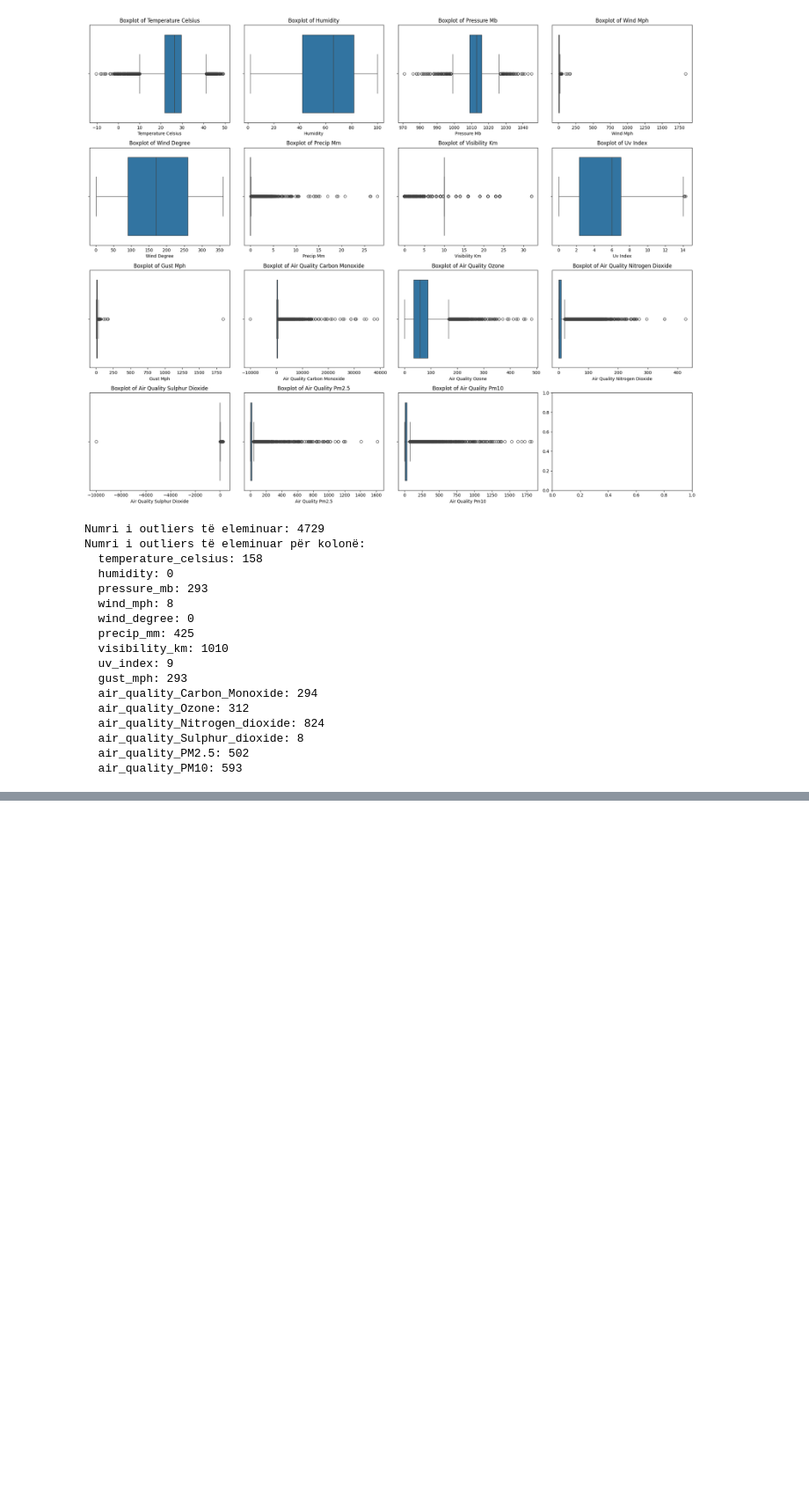
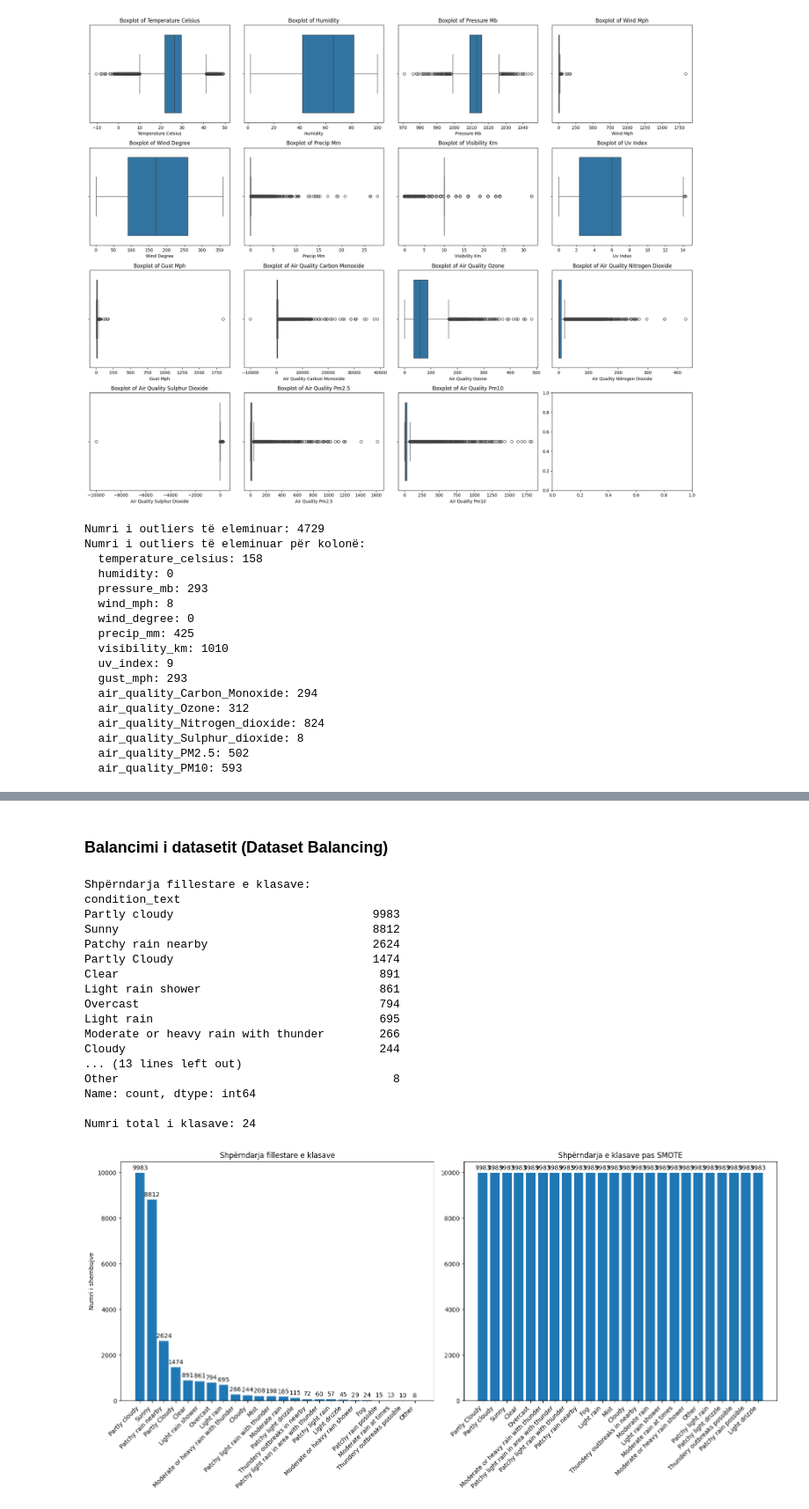
Before and after one commit to arbnorpuka/ml-project-msc, a Jupyter notebook: main.ipynb, the cells around one changed output, grey strips where cells are left out. Shown at 88% size. Drawn from its saved outputs; the diff is of its cells as text; code cells hidden in the pictures; blank space fills up the shorter version.

```diff
--- a/main.ipynb
+++ b/main.ipynb
@@ -396,0 +550,75 @@ df_cleaned.to_csv("moti-global-cleaned.csv", index=False)
+# %% [markdown]
+<style>
+    h3 {
+        font-family: 'Times New Roman', Times, serif;
+    }
+
+    p {
+        font-family: 'Times New Roman', Times, serif;
+        font-size: 20px;
+    }
+</style>
+<h3><b>Balancimi i datasetit (Dataset Balancing)</b></h3>
+# %%
+# Llogarisim shpërndarjen fillestare të klasave dhe atë pas SMOTE
+print("Shpërndarja fillestare e klasave:")
+class_counts = df_cleaned['condition_text'].value_counts()
+print(class_counts)
+print("\nNumri total i klasave:", len(class_counts))
+
+balanced_counts = Counter(y_balanced)
+
+fig, axes = plt.subplots(1, 2, figsize=(16, 8))  # Rrisim përmasat e figurës
+
+# Plot i shpërndarjes fillestare të klasave
+bars1 = axes[0].bar(original_counts.index, original_counts.values)
+axes[0].set_title('Shpërndarja fillestare e klasave')
+axes[0].set_ylabel('Numri i shembujve')
+axes[0].tick_params(axis='x', rotation=45)
+axes[0].set_xticklabels(original_counts.index, ha='right')
+
+# Shtojmë annotime mbi secilin bar për plotin e parë
+for bar in bars1:
+    height = bar.get_height()
+    axes[0].annotate(f'{height}',
+                     xy=(bar.get_x() + bar.get_width() / 2, height),
+                     xytext=(0, 3),  # offset 3 piksel vertikalisht
+                     textcoords="offset points",
+                     ha='center', va='bottom')
+
+# Plot i shpërndarjes pas SMOTE (balancim)
+bars2 = axes[1].bar(list(balanced_counts.keys()), list(balanced_counts.values()))
+axes[1].set_title('Shpërndarja e klasave pas SMOTE')
+axes[1].tick_params(axis='x', rotation=45)
+axes[1].set_xticklabels(list(balanced_counts.keys()), ha='right')
+
+# Shtojmë annotime mbi secilin bar për plotin e dytë
+for bar in bars2:
+    height = bar.get_height()
+    axes[1].annotate(f'{height}',
+                     xy=(bar.get_x() + bar.get_width() / 2, height),
+                     xytext=(0, 3),
+                     textcoords="offset points",
+                     ha='center', va='bottom')
+
+plt.tight_layout()  # Optimizon hapësirën mes subplot-eve
+plt.show()
+# %% [output]
+Shpërndarja fillestare e klasave:
+condition_text
+Partly cloudy                             9983
+Sunny                                     8812
+Patchy rain nearby                        2624
+Partly Cloudy                             1474
+Clear                                      891
+Light rain shower                          861
+Overcast                                   794
+Light rain                                 695
+Moderate or heavy rain with thunder        266
+Cloudy                                     244
+... (13 lines left out)
+Other                                        8
+Name: count, dtype: int64
+
+Numri total i klasave: 24
+[figure, added]
```
Also changed, not shown: parts of 23 cells of this notebook, 2 other files.
